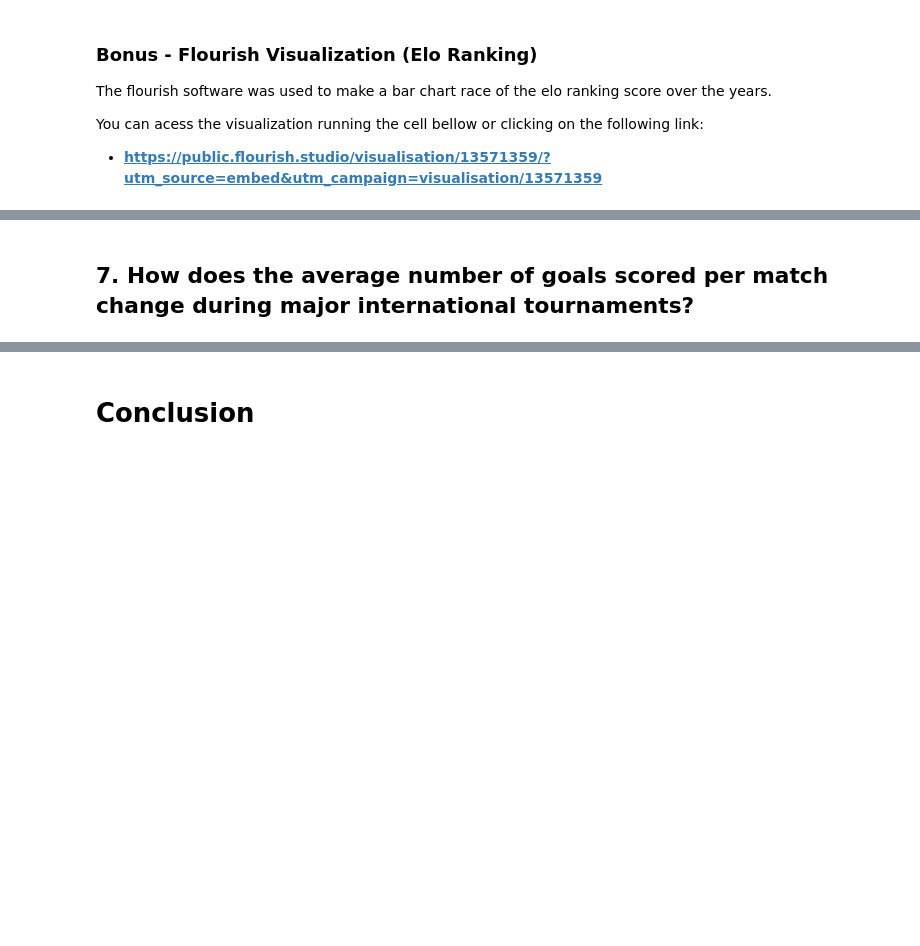
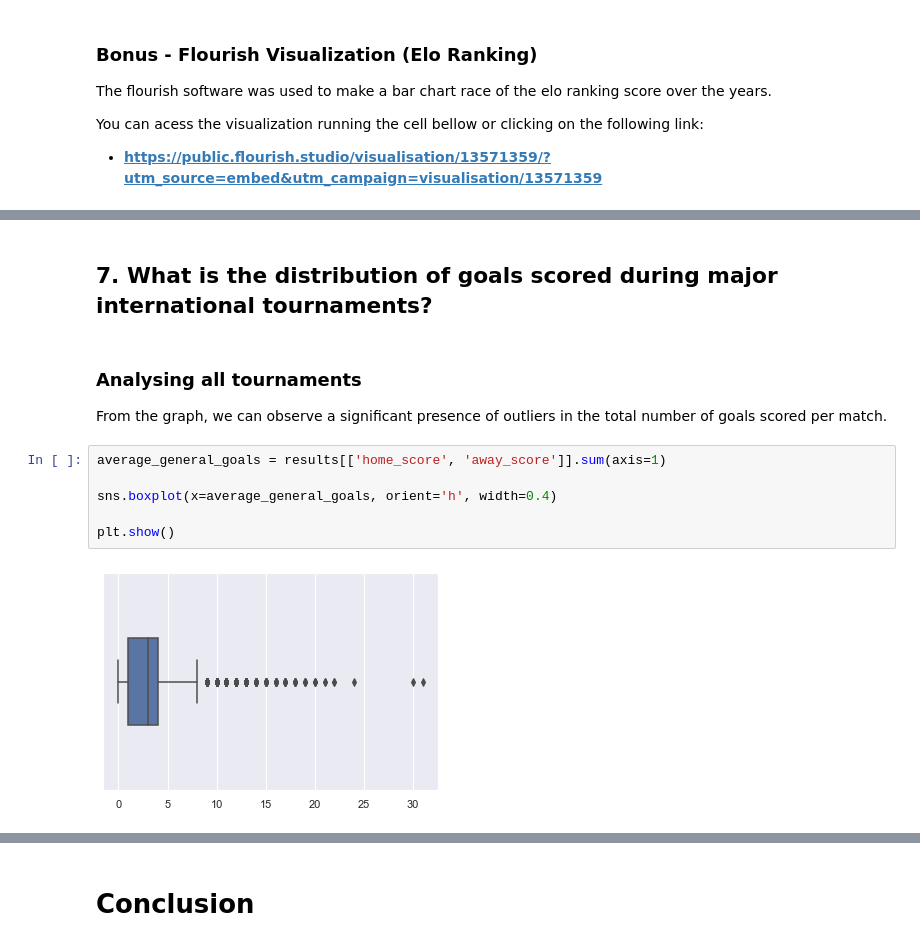
Before and after one commit to ryann-arruda/python-data-analysis, a Jupyter notebook: project_final.ipynb, the cells around one changed output, grey strips where cells are left out. Cells and saved outputs as stored; diff of their text form; blank space fills up the shorter version.

```diff
--- a/project_final.ipynb
+++ b/project_final.ipynb
@@ -1280,4 +1244,16 @@ You can acess the visualization running the cell bellow or clicking on the follo
 # %% [output]
 [interactive output not drawn]
 # %% [markdown]
-## **7. How does the average number of goals scored per match change during major international tournaments?**
+## **7. What is the distribution of goals scored during major international tournaments?**
+# %% [markdown]
+### **Analysing all tournaments**
+
+From the graph, we can observe a significant presence of outliers in the total number of goals scored per match.
+# %%
+average_general_goals = results[['home_score', 'away_score']].sum(axis=1)
+
+sns.boxplot(x=average_general_goals, orient='h', width=0.4)
+
+plt.show()
+# %% [output]
+[figure, added]
```
Also changed, not shown: parts of 17 cells of this notebook.
